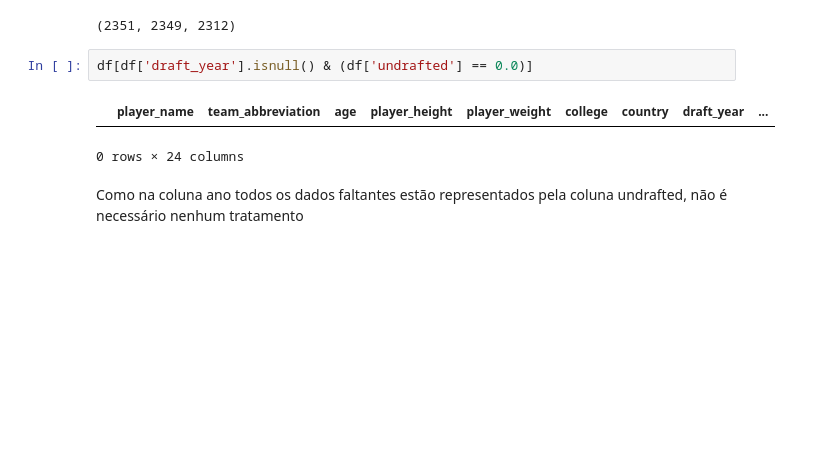
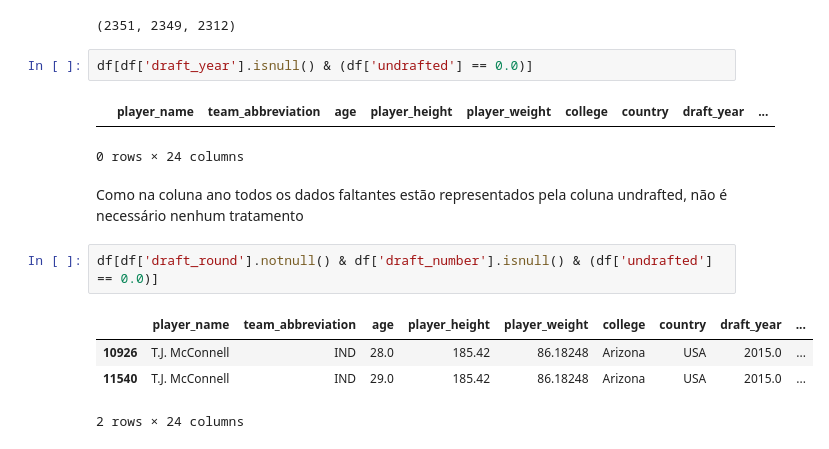
Before and after one commit to tta13/NBA-data-analysis, a Jupyter notebook: code.ipynb, the cells around one changed output. Saved outputs shown, nothing was run; the diff lists cells and outputs as text; blank space fills up the shorter version.

```diff
--- a/code.ipynb
+++ b/code.ipynb
@@ -866,3 +866,10 @@ df[df['draft_year'].isnull() & (df['undrafted'] == 0.0)]
 0 rows × 24 columns
 # %% [markdown]
 Como na coluna ano todos os dados faltantes estão representados pela coluna undrafted, não é necessário nenhum tratamento
+# %%
+df[df['draft_round'].notnull() & df['draft_number'].isnull() & (df['undrafted'] == 0.0)]
+# %% [output]
+|  | player_name | team_abbreviation | age | player_height | player_weight | college | country | draft_year | ... |
+| 10926 | T.J. McConnell | IND | 28.0 | 185.42 | 86.18248 | Arizona | USA | 2015.0 | ... |
+| 11540 | T.J. McConnell | IND | 29.0 | 185.42 | 86.18248 | Arizona | USA | 2015.0 | ... |
+2 rows × 24 columns
```
Also changed, not shown: parts of 14 cells of this notebook.
